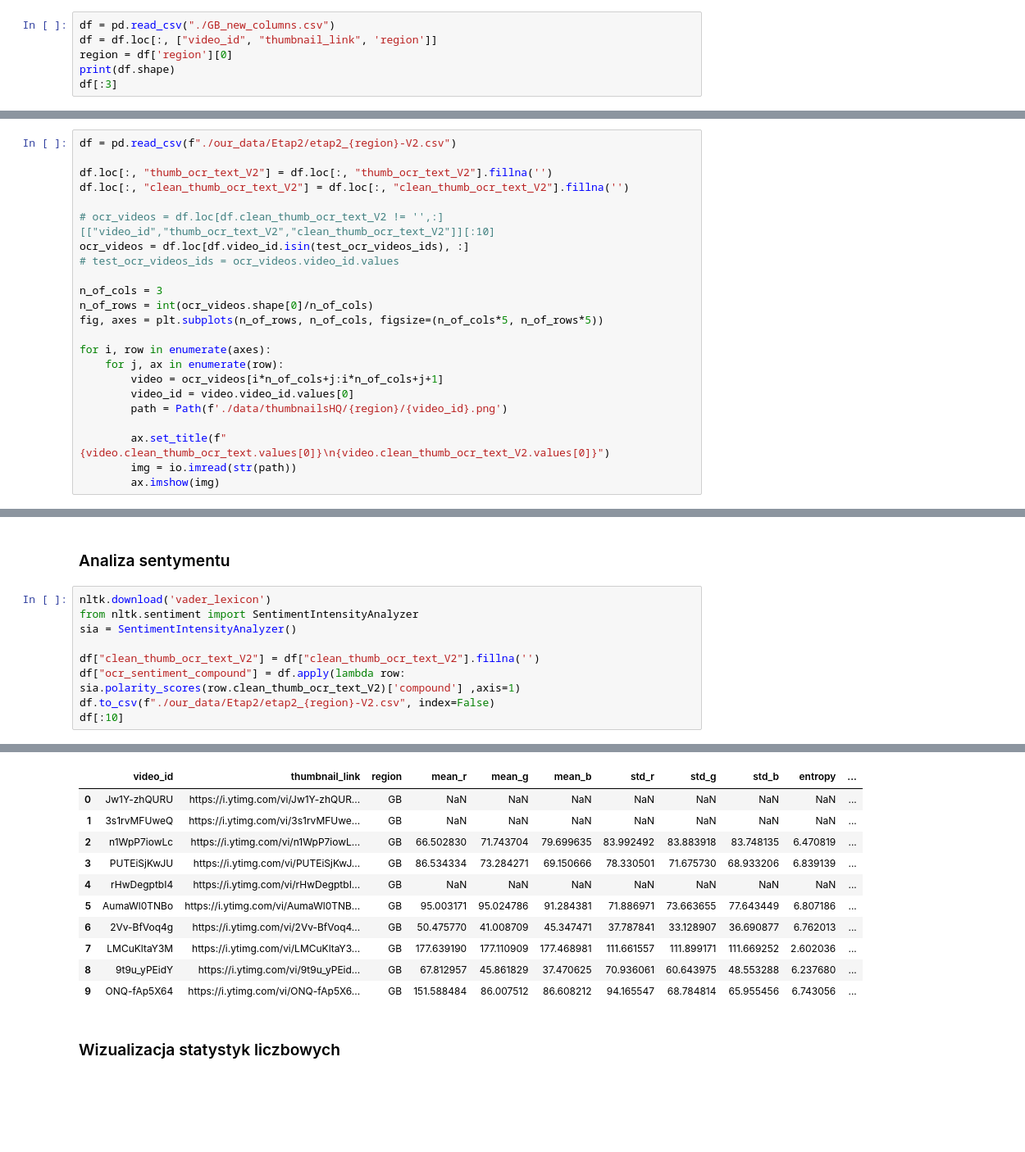
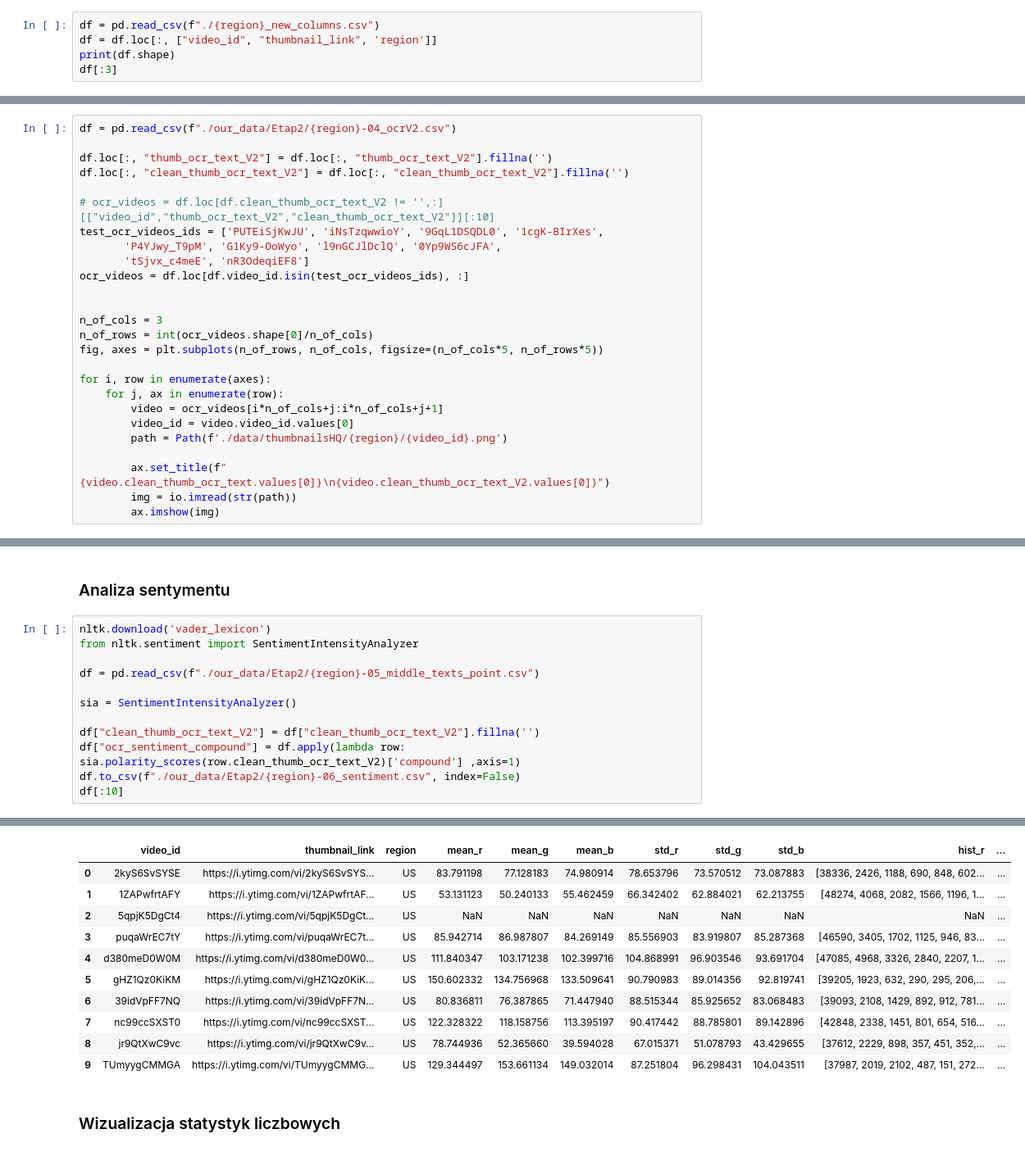
Before and after one commit to AdamKlejda/PED_YT, a Jupyter notebook: Etap2LiLatee_GB.ipynb, the cells around one changed output, grey strips where cells are left out. Shown at 82% size. Drawn from its saved outputs; the diff is of its cells as text; blank space fills up the shorter version.

```diff
--- a/Etap2LiLatee_GB.ipynb
+++ b/Etap2LiLatee_GB.ipynb
@@ -60,7 +49,6 @@ pd.options.display.max_columns = None
 # %%
-df = pd.read_csv("./GB_new_columns.csv")
+df = pd.read_csv(f"./{region}_new_columns.csv")
 df = df.loc[:, ["video_id", "thumbnail_link", 'region']]
-region = df['region'][0]
 print(df.shape)
 df[:3]
 # %% [output]
@@ -316,14 +321,17 @@ df[:5]
 # %% [markdown]
 ### Wizualizacja OCRa V2
 # %%
-df = pd.read_csv(f"./our_data/Etap2/etap2_{region}-V2.csv")
+df = pd.read_csv(f"./our_data/Etap2/{region}-04_ocrV2.csv")
 
 df.loc[:, "thumb_ocr_text_V2"] = df.loc[:, "thumb_ocr_text_V2"].fillna('')
 df.loc[:, "clean_thumb_ocr_text_V2"] = df.loc[:, "clean_thumb_ocr_text_V2"].fillna('')
 
 # ocr_videos = df.loc[df.clean_thumb_ocr_text_V2 != '',:][["video_id","thumb_ocr_text_V2","clean_thumb_ocr_text_V2"]][:10]
+test_ocr_videos_ids = ['PUTEiSjKwJU', 'iNsTzqwwioY', '9GqL1DSQDL0', '1cgK-BIrXes',
+       'P4YJwy_T9pM', 'G1Ky9-OoWyo', 'l9nGCJlDclQ', '0Yp9WS6cJFA',
+       'tSjvx_c4meE', 'nR3OdeqiEF8']
 ocr_videos = df.loc[df.video_id.isin(test_ocr_videos_ids), :]
-# test_ocr_videos_ids = ocr_videos.video_id.values
+
 
 n_of_cols = 3
 n_of_rows = int(ocr_videos.shape[0]/n_of_cols)
@@ -406,10 +416,13 @@ plt.show()
 # %%
 nltk.download('vader_lexicon')
 from nltk.sentiment import SentimentIntensityAnalyzer
+
+df = pd.read_csv(f"./our_data/Etap2/{region}-05_middle_texts_point.csv")
+
 sia = SentimentIntensityAnalyzer()
 
 df["clean_thumb_ocr_text_V2"] = df["clean_thumb_ocr_text_V2"].fillna('')
 df["ocr_sentiment_compound"] = df.apply(lambda row: sia.polarity_scores(row.clean_thumb_ocr_text_V2)['compound'] ,axis=1)
-df.to_csv(f"./our_data/Etap2/etap2_{region}-V2.csv", index=False)
+df.to_csv(f"./our_data/Etap2/{region}-06_sentiment.csv", index=False)
 df[:10]
 # %% [output]
@@ -416,14 +432,14 @@ df[:10]
-|  | video_id | thumbnail_link | region | mean_r | mean_g | mean_b | std_r | std_g | std_b | entropy | ... |
-| 0 | Jw1Y-zhQURU | https://i.ytimg.com/vi/Jw1Y-zhQUR... | GB | NaN | NaN | NaN | NaN | NaN | NaN | NaN | ... |
-| 1 | 3s1rvMFUweQ | https://i.ytimg.com/vi/3s1rvMFUwe... | GB | NaN | NaN | NaN | NaN | NaN | NaN | NaN | ... |
-| 2 | n1WpP7iowLc | https://i.ytimg.com/vi/n1WpP7iowL... | GB | 66.502830 | 71.743704 | 79.699635 | 83.992492 | 83.883918 | 83.748135 | 6.470819 | ... |
-| 3 | PUTEiSjKwJU | https://i.ytimg.com/vi/PUTEiSjKwJ... | GB | 86.534334 | 73.284271 | 69.150666 | 78.330501 | 71.675730 | 68.933206 | 6.839139 | ... |
-| 4 | rHwDegptbI4 | https://i.ytimg.com/vi/rHwDegptbI... | GB | NaN | NaN | NaN | NaN | NaN | NaN | NaN | ... |
-| 5 | AumaWl0TNBo | https://i.ytimg.com/vi/AumaWl0TNB... | GB | 95.003171 | 95.024786 | 91.284381 | 71.886971 | 73.663655 | 77.643449 | 6.807186 | ... |
-| 6 | 2Vv-BfVoq4g | https://i.ytimg.com/vi/2Vv-BfVoq4... | GB | 50.475770 | 41.008709 | 45.347471 | 37.787841 | 33.128907 | 36.690877 | 6.762013 | ... |
-| 7 | LMCuKltaY3M | https://i.ytimg.com/vi/LMCuKltaY3... | GB | 177.639190 | 177.110909 | 177.468981 | 111.661557 | 111.899171 | 111.669252 | 2.602036 | ... |
-| 8 | 9t9u_yPEidY | https://i.ytimg.com/vi/9t9u_yPEid... | GB | 67.812957 | 45.861829 | 37.470625 | 70.936061 | 60.643975 | 48.553288 | 6.237680 | ... |
-| 9 | ONQ-fAp5X64 | https://i.ytimg.com/vi/ONQ-fAp5X6... | GB | 151.588484 | 86.007512 | 86.608212 | 94.165547 | 68.784814 | 65.955456 | 6.743056 | ... |
+|  | video_id | thumbnail_link | region | mean_r | mean_g | mean_b | std_r | std_g | std_b | hist_r | ... |
+| 0 | 2kyS6SvSYSE | https://i.ytimg.com/vi/2kyS6SvSYS... | US | 83.791198 | 77.128183 | 74.980914 | 78.653796 | 73.570512 | 73.087883 | [38336, 2426, 1188, 690, 848, 602... | ... |
+| 1 | 1ZAPwfrtAFY | https://i.ytimg.com/vi/1ZAPwfrtAF... | US | 53.131123 | 50.240133 | 55.462459 | 66.342402 | 62.884021 | 62.213755 | [48274, 4068, 2082, 1566, 1196, 1... | ... |
+| 2 | 5qpjK5DgCt4 | https://i.ytimg.com/vi/5qpjK5DgCt... | US | NaN | NaN | NaN | NaN | NaN | NaN | NaN | ... |
+| 3 | puqaWrEC7tY | https://i.ytimg.com/vi/puqaWrEC7t... | US | 85.942714 | 86.987807 | 84.269149 | 85.556903 | 83.919807 | 85.287368 | [46590, 3405, 1702, 1125, 946, 83... | ... |
+| 4 | d380meD0W0M | https://i.ytimg.com/vi/d380meD0W0... | US | 111.840347 | 103.171238 | 102.399716 | 104.868991 | 96.903546 | 93.691704 | [47085, 4968, 3326, 2840, 2207, 1... | ... |
+| 5 | gHZ1Qz0KiKM | https://i.ytimg.com/vi/gHZ1Qz0KiK... | US | 150.602332 | 134.756968 | 133.509641 | 90.790983 | 89.014356 | 92.819741 | [39205, 1923, 632, 290, 295, 206,... | ... |
+| 6 | 39idVpFF7NQ | https://i.ytimg.com/vi/39idVpFF7N... | US | 80.836811 | 76.387865 | 71.447940 | 88.515344 | 85.925652 | 83.068483 | [39093, 2108, 1429, 892, 912, 781... | ... |
+| 7 | nc99ccSXST0 | https://i.ytimg.com/vi/nc99ccSXST... | US | 122.328322 | 118.158756 | 113.395197 | 90.417442 | 88.785801 | 89.142896 | [42848, 2338, 1451, 801, 654, 516... | ... |
+| 8 | jr9QtXwC9vc | https://i.ytimg.com/vi/jr9QtXwC9v... | US | 78.744936 | 52.365660 | 39.594028 | 67.015371 | 51.078793 | 43.429655 | [37612, 2229, 898, 357, 451, 352,... | ... |
+| 9 | TUmyygCMMGA | https://i.ytimg.com/vi/TUmyygCMMG... | US | 129.344497 | 153.661134 | 149.032014 | 87.251804 | 96.298431 | 104.043511 | [37987, 2019, 2102, 487, 151, 272... | ... |
 # %% [markdown]
 ### Wizualizacja statystyk liczbowych
 # %%
```
Also changed, not shown: parts of 19 cells of this notebook, 21 other files.
